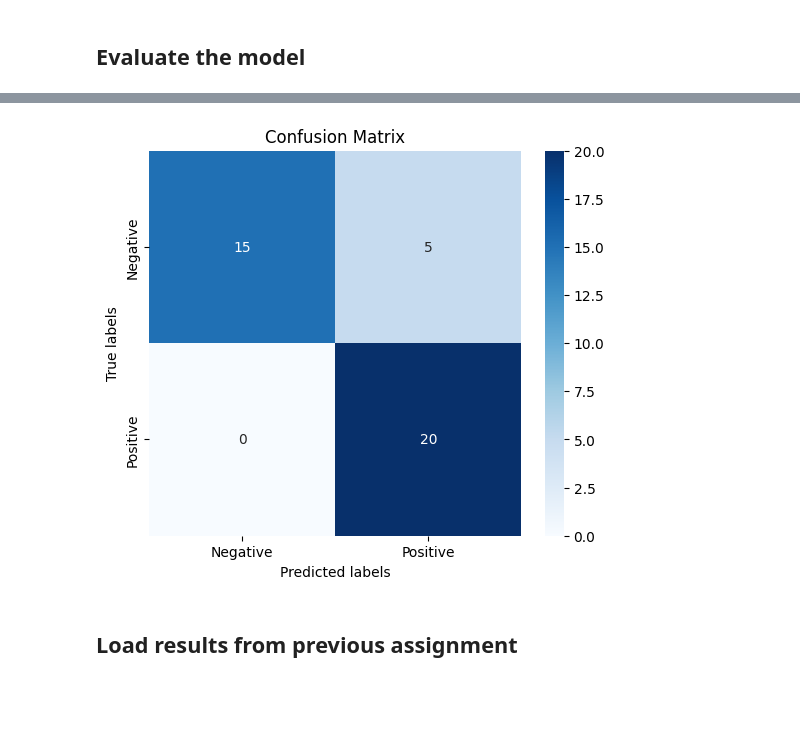
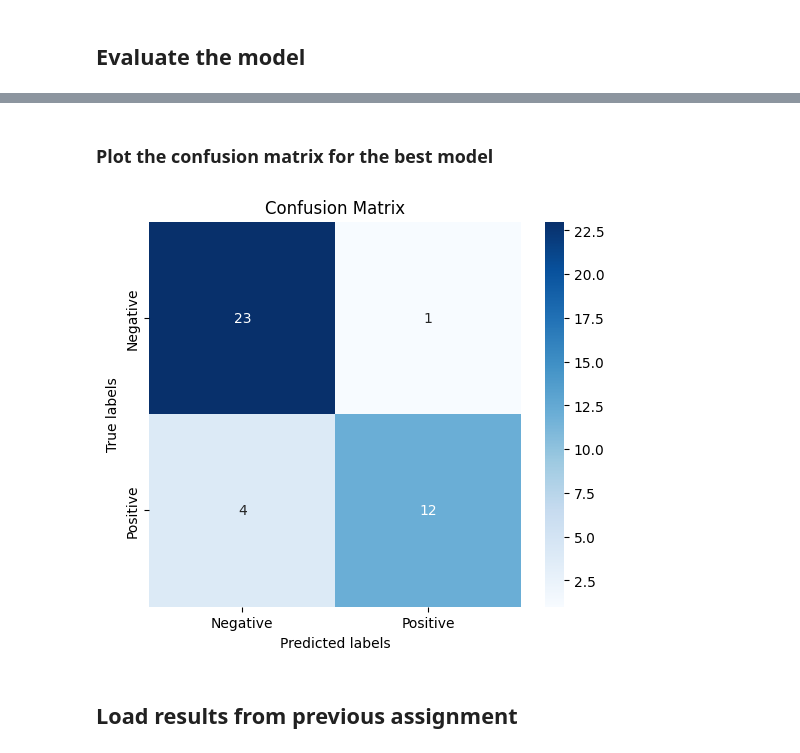
Before and after one commit to rnribeiro/NLP_FEUP, a Jupyter notebook: assignment2.ipynb, the cells around one changed output, grey strips where cells are left out. Drawn from its saved outputs; the diff is of its cells as text; code cells hidden in the pictures; blank space fills up the shorter version.

Commit message:
domain adaptation training done

```diff
--- a/assignment2.ipynb
+++ b/assignment2.ipynb
@@ -209,5 +267,7 @@ TrainOutput(global_step=200, training_loss=0.29832317352294924, metrics={'train_
 # %%
 # Evaluate the model
-if train:
-    trainer.evaluate()
+if ft_train:
+    for model in model_names:
+        print(f"Evaluating {model}...")
+        models[model]['trainer'].evaluate()
 # %% [output]
@@ -216,5 +280,7 @@ if train:
 # %%
 # Save the model to the hub
-if train:
-    trainer.push_to_hub()
+if ft_train:
+    for model in model_names:
+        print(f"Pushing {model} to Hugging Face...")
+        models[model]['trainer'].push_to_hub()
 # %% [output]
@@ -230,10 +292,16 @@ model2 = AutoModelForSequenceClassification.from_pretrained(saving_dir, num_labe
 # %%
-# Define the trainer
-trainer2 = Trainer(
-    model=model2,
-    tokenizer=tokenizer2,
-    compute_metrics=compute_metrics,
-)
+for model in model_names:
+    # Load the tokenizer
+    models[model]['tokenizer2'] = AutoTokenizer.from_pretrained(models[model]['saving_dir'])
+    # Load the model
+    models[model]['model2'] = AutoModelForSequenceClassification.from_pretrained(models[model]['saving_dir'],
+                                                                                 num_labels=2)
+    # Define the trainer
+    models[model]['trainer2'] = Trainer(
+        model=models[model]['model2'],
+        tokenizer=models[model]['tokenizer2'],
+        compute_metrics=compute_metrics,
+    )
 # %% [output]
 dataloader_config = DataLoaderConfiguration(dispatch_batches=None, split_batches=False, even_batches=True, use_seedable_sampler=True)
   warnings.warn(
@@ -241,5 +309,7 @@ dataloader_config = DataLoaderConfiguration(dispatch_batches=None, split_batches
 ## Evaluate the model
 # %%
 # Predict the test set
-predictions = trainer2.predict(tokenized_datasets['test'])
+for model in model_names:
+    print(f"Predicting {model}...")
+    models[model]['predictions'] = models[model]['trainer2'].predict(models[model]['ft_dataset']['test'])
 # %% [output]
@@ -308,20 +403,25 @@ results_transformer = pd.DataFrame([{
+# %% [markdown]
+### Plot the confusion matrix for the best model
 # %%
 # Plot the confusion matrix
 import seaborn as sns
 import matplotlib.pyplot as plt
 
 # Define the labels
 labels = ['Negative', 'Positive']
 
+# Get the confusion matrix of the best model
+confusion_matrix = results_ft[model_names[0]]['confusion_matrix']
+
 # Create the confusion matrix plot
 plt.figure(figsize=(6, 5))
 sns.heatmap(confusion_matrix, annot=True, fmt='d', xticklabels=labels, yticklabels=labels, cmap='Blues')
 plt.xlabel('Predicted labels')
 plt.ylabel('True labels')
 plt.title('Confusion Matrix')
 plt.show()
 # %% [output]
-[figure, old version]
+[figure, new version]
 # %% [markdown]
 ## Load results from previous assignment
 # %%
```
Also changed, not shown: parts of 55 cells of this notebook.
